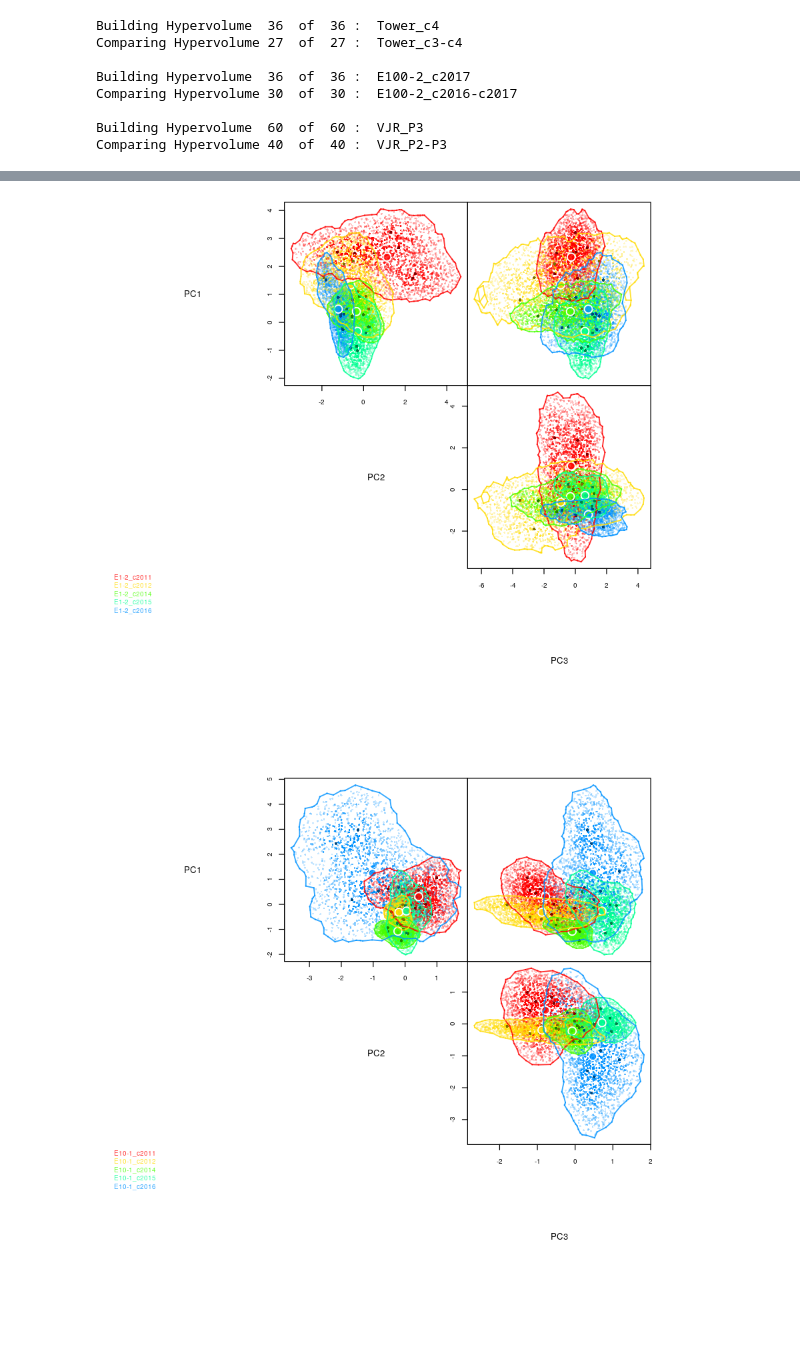
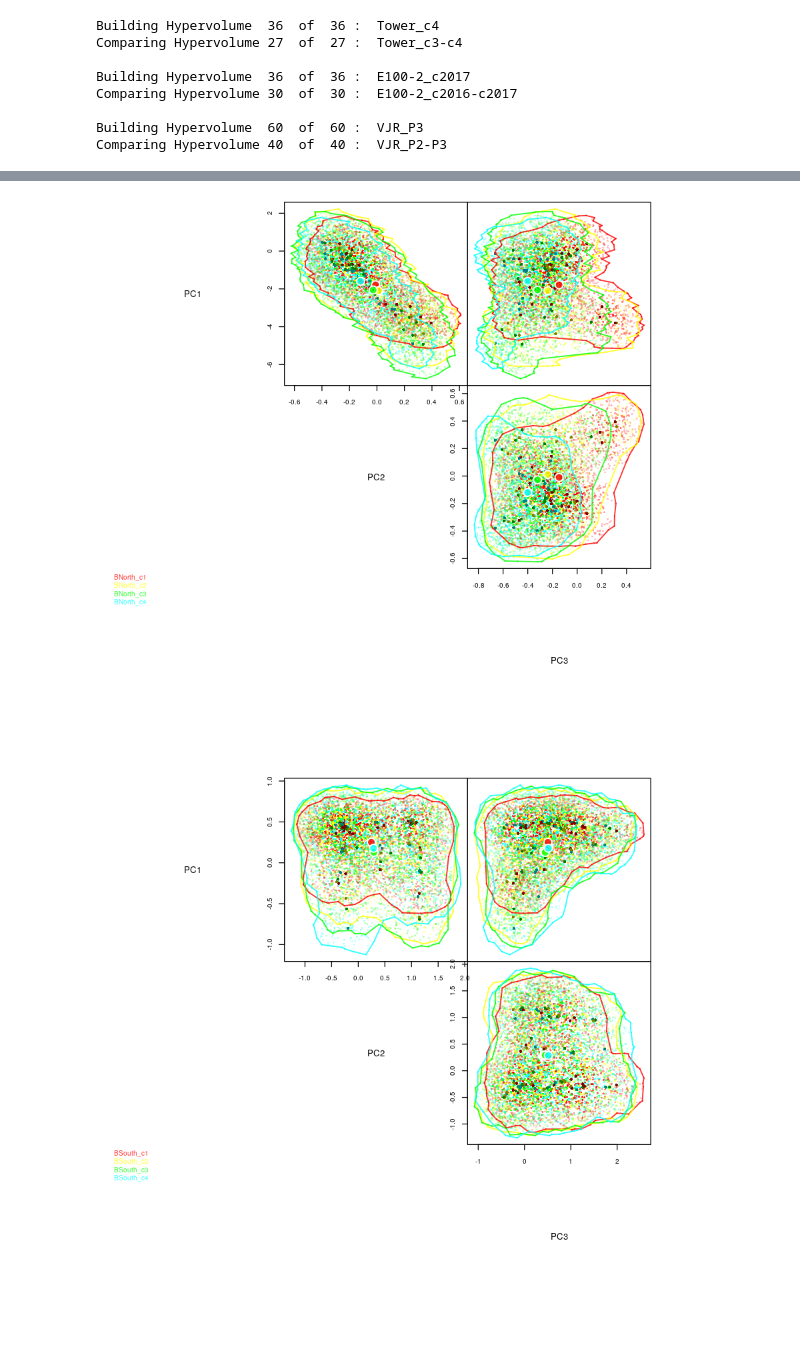
Before and after one commit to dbridg15/masters_project, a Jupyter notebook: Code/playing.ipynb, the cells around one changed output, grey strips where cells are left out. Drawn from its saved outputs; the diff is of its cells as text; code cells hidden in the pictures.

```diff
--- a/Code/playing.ipynb
+++ b/Code/playing.ipynb
@@ -46,5 +46,5 @@ Comparing Hypervolume 30  of  30 :  E100-2_c2016-c2017
 Building Hypervolume  60  of  60 :  VJR_P3
 Comparing Hypervolume 40  of  40 :  VJR_P2-P3
 # %%
-plot_hvs(hvs_rslts_mamls)
+plot_hvs(hvs_rslts_trees)
 # %% [output]
@@ -52,2 +52,2 @@ plot_hvs(hvs_rslts_mamls)
-[figure, old version]
+[figure, new version]
-[figure, old version]
+[figure, new version]
```
Also changed, not shown: parts of 1 cell of this notebook, 1 other file.
